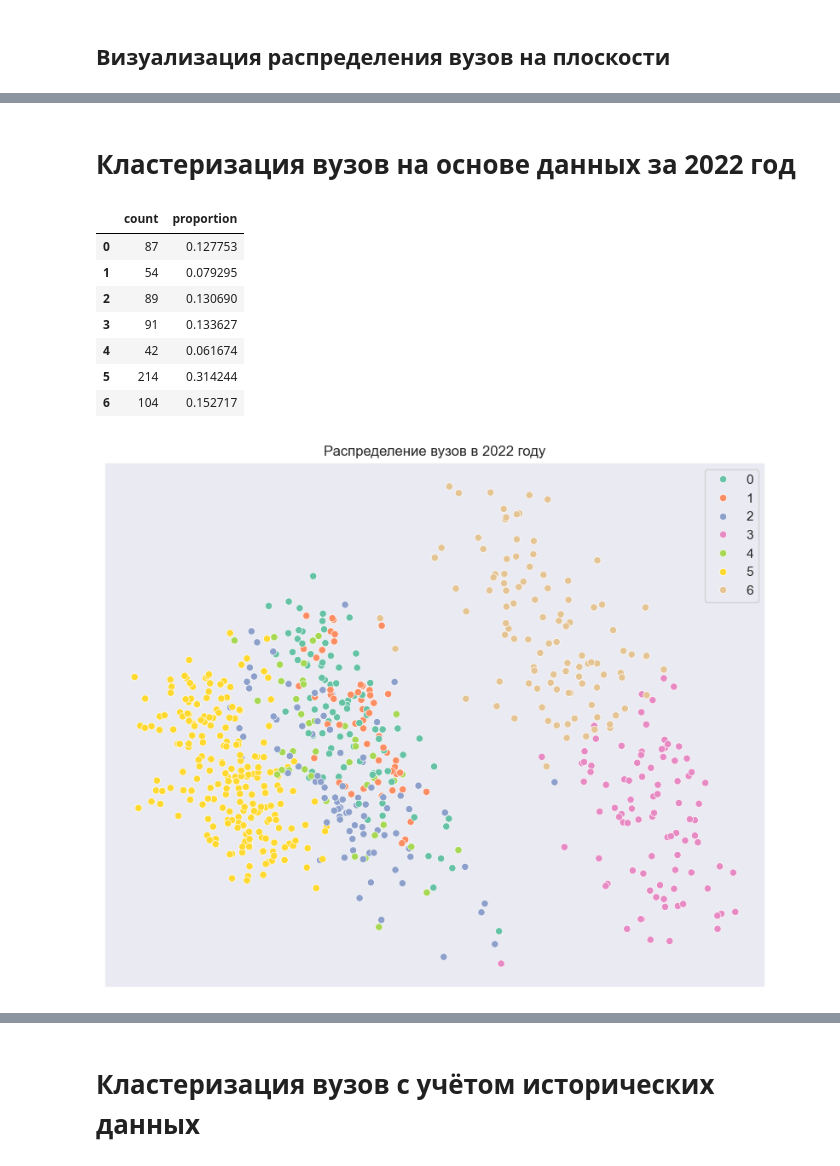
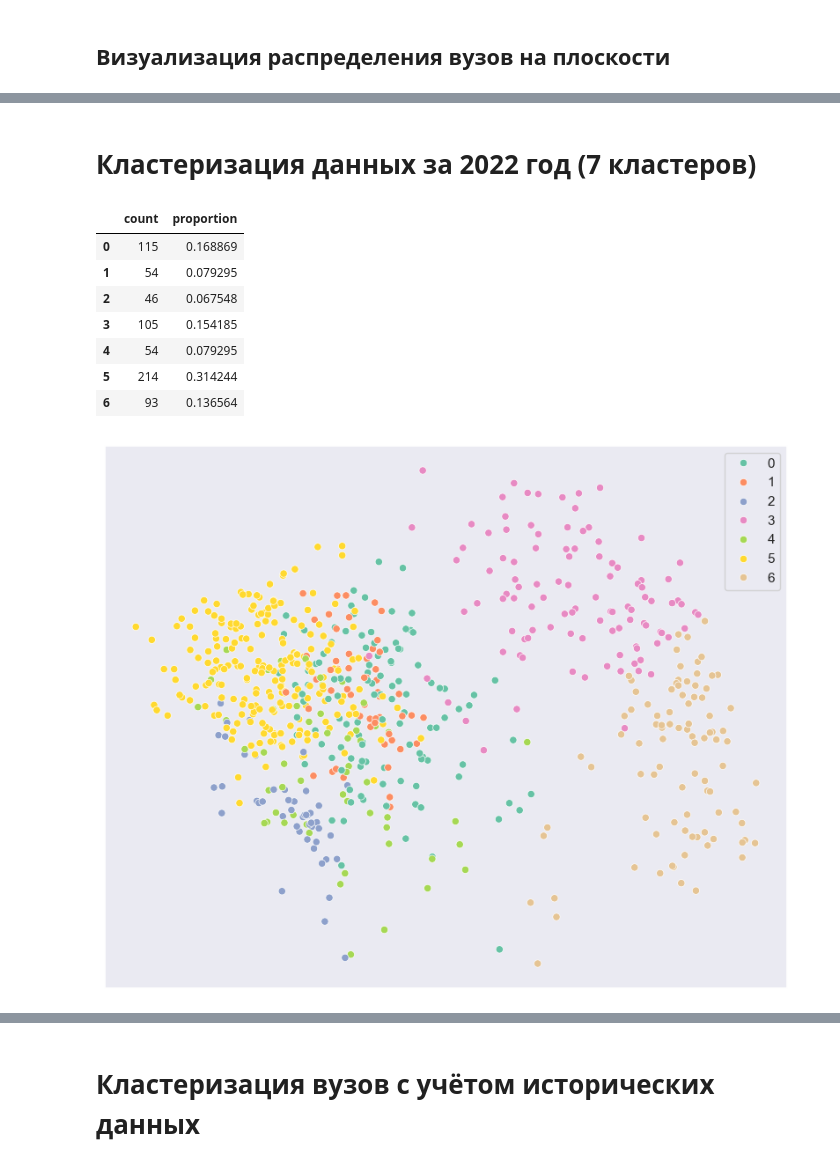
Before and after one commit to sosnovskiim/MachineLearning, a Jupyter notebook: Курс 3 - Машинное обучение и нейронные сети/2. Кластеризация/2.1 Кластеризация вузов/2.1 Кластеризация вузов.ipynb, the cells around one changed output, grey strips where cells are left out. Cells and saved outputs as stored; diff of their text form; code cells hidden in the pictures.

```diff
--- a/Курс 3 - Машинное обучение и нейронные сети/2. Кластеризация/2.1 Кластеризация вузов/2.1 Кластеризация вузов.ipynb
+++ b/Курс 3 - Машинное обучение и нейронные сети/2. Кластеризация/2.1 Кластеризация вузов/2.1 Кластеризация вузов.ipynb
@@ -902,10 +902,9 @@ def get_cols_with_high_corr(df, threshold):
     return cols_with_high_corr.reset_index(drop=True)
 # %%
 uni_cols_with_high_corr = {}
-uni_threshold = 0.6
 
 for year, uni_year in uni_norm.items():
-    uni_cols_with_high_corr[year] = get_cols_with_high_corr(uni_year, threshold=uni_threshold)
+    uni_cols_with_high_corr[year] = get_cols_with_high_corr(uni_year, threshold=0.7)
 
 uni_cols_with_high_corr[2022]
 # %% [output]
@@ -1030,7 +1029,11 @@ array([[ 0.75050245,  0.72036073],
 def get_scatter_plot(X_pca, hue=None, palette=None, ax=None, figsize=None, title=""):
     if figsize:
         plt.figure(figsize=figsize)
-    return sns.scatterplot(x=X_pca[:, 0], y=X_pca[:, 1], hue=hue, palette=palette, ax=ax).set(title=title, xticks=[], yticks=[])
+    return sns.scatterplot(
+        x=X_pca[:, 0], y=X_pca[:, 1], hue=hue, palette=palette, ax=ax
+    ).set(
+        title=title, xticks=[], yticks=[]
+    )
 # %%
 _, axes = plt.subplots(nrows=2, ncols=2, figsize=(14, 10))
 axes = axes.flatten()
@@ -1044,24 +1173,27 @@ plt.tight_layout()
 # %% [markdown]
-# Кластеризация вузов на основе данных за 2022 год
+# Кластеризация данных за 2022 год (7 кластеров)
 # %%
-kmeans22 = KMeans(n_clusters=7, random_state=3)
+kmeans22_clust7 = KMeans(n_clusters=7, random_state=3)
 
-y_kmeans22 = kmeans22.fit_predict(uni_clean[2022])
+y_kmeans22_clust7 = kmeans22_clust7.fit_predict(uni_clean[2022])
+
+uni22_clust7 = uni_by_year[2022].copy()
+uni22_clust7["cluster"] = y_kmeans22_clust7
 
 pd.DataFrame({
-    "count": pd.Series(y_kmeans22).value_counts().sort_index(),
-    "proportion": pd.Series(y_kmeans22).value_counts(normalize=True).sort_index()
+    "count": pd.Series(y_kmeans22_clust7).value_counts().sort_index(),
+    "proportion": pd.Series(y_kmeans22_clust7).value_counts(normalize=True).sort_index()
 })
 # %% [output]
 |  | count | proportion |
-| 0 | 87 | 0.127753 |
+| 0 | 115 | 0.168869 |
 | 1 | 54 | 0.079295 |
-| 2 | 89 | 0.130690 |
-| 3 | 91 | 0.133627 |
-| 4 | 42 | 0.061674 |
+| 2 | 46 | 0.067548 |
+| 3 | 105 | 0.154185 |
+| 4 | 54 | 0.079295 |
 | 5 | 214 | 0.314244 |
-| 6 | 104 | 0.152717 |
+| 6 | 93 | 0.136564 |
 # %%
-get_scatter_plot(uni_pca[2022], hue=y_kmeans22, palette="Set2", figsize=(10, 8), title="Распределение вузов в 2022 году");
+get_scatter_plot(uni_pca[2022], hue=y_kmeans22_clust7, palette="Set2", figsize=(10, 8));
 # %% [output]
-[figure, old version]
+[figure, new version]
```
Also changed, not shown: parts of 51 cells of this notebook, 2 other files.
